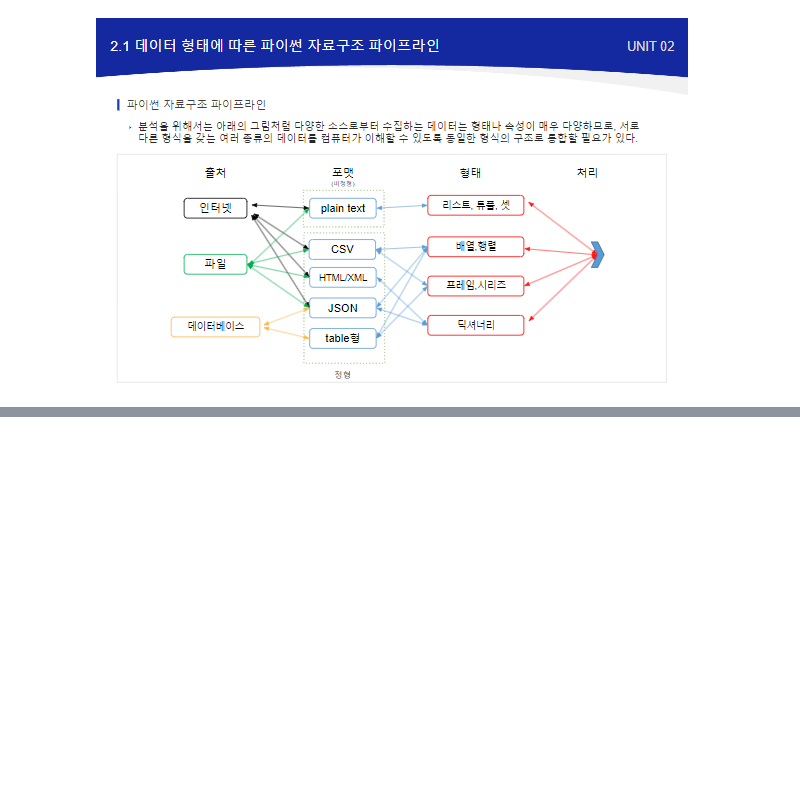
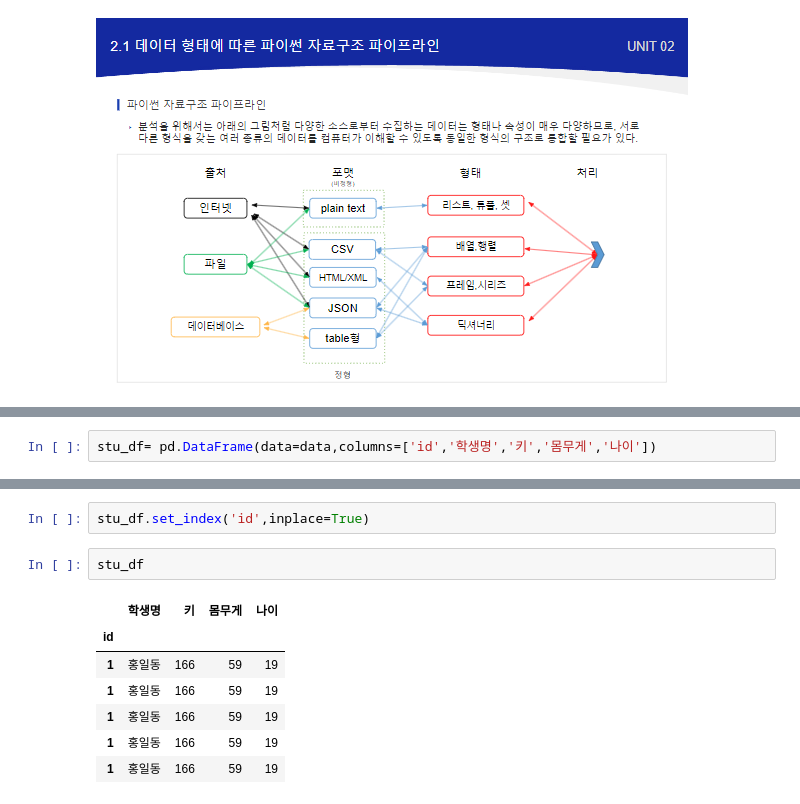
Before and after one commit to coconutkim/data, a Jupyter notebook: 판다스기초.ipynb, the cells around one changed output, grey strips where cells are left out. Saved outputs shown, nothing was run; the diff lists cells and outputs as text; blank space fills up the shorter version.

```diff
--- a/판다스기초.ipynb
+++ b/판다스기초.ipynb
@@ -134,0 +320,2 @@ dcl: control
+# %%
+stu_df= pd.DataFrame(data=data,columns=['id','학생명','키','몸무게','나이'])
@@ -134,0 +352,12 @@ dcl: control
+# %%
+stu_df.set_index('id',inplace=True)
+# %%
+stu_df
+# %% [output]
+|  | 학생명 | 키 | 몸무게 | 나이 |
+| id |  |  |  |  |
+| 1 | 홍일동 | 166 | 59 | 19 |
+| 1 | 홍일동 | 166 | 59 | 19 |
+| 1 | 홍일동 | 166 | 59 | 19 |
+| 1 | 홍일동 | 166 | 59 | 19 |
+| 1 | 홍일동 | 166 | 59 | 19 |
```
Also changed, not shown: parts of 58 cells of this notebook.
